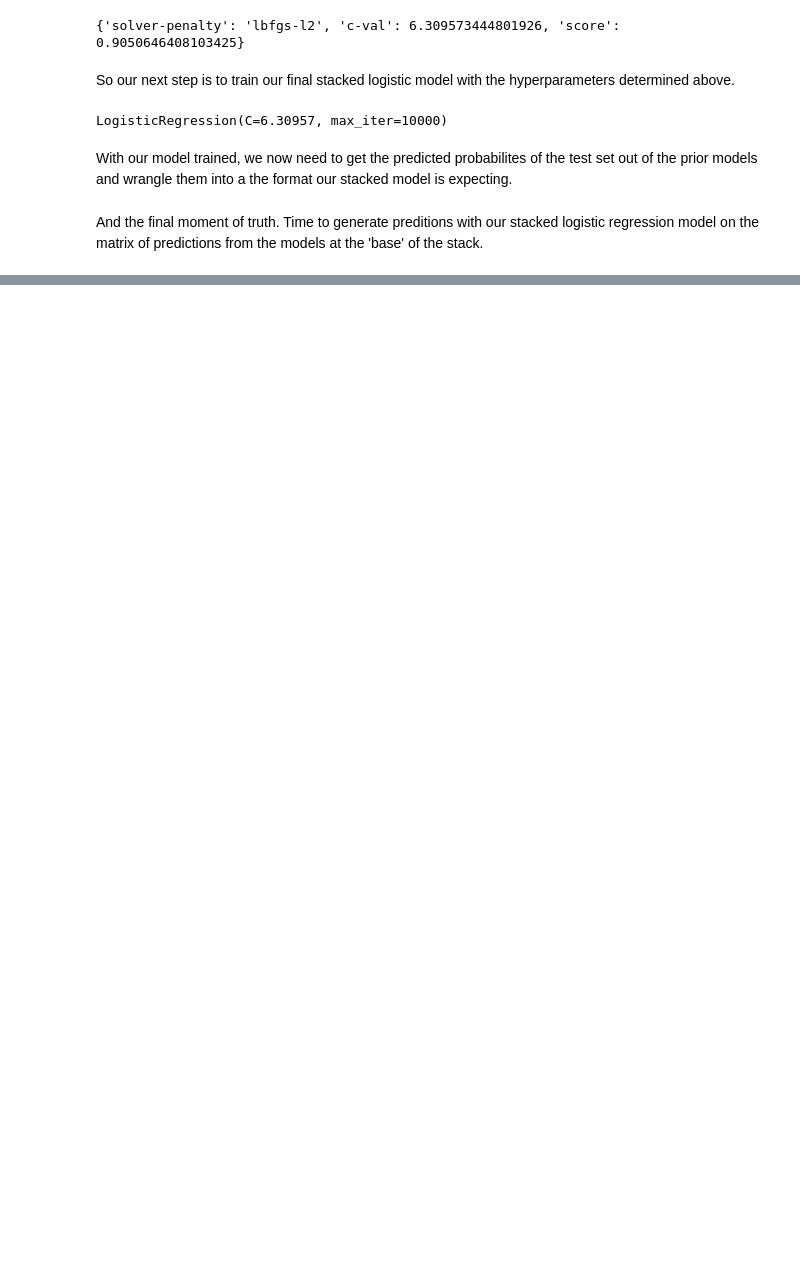
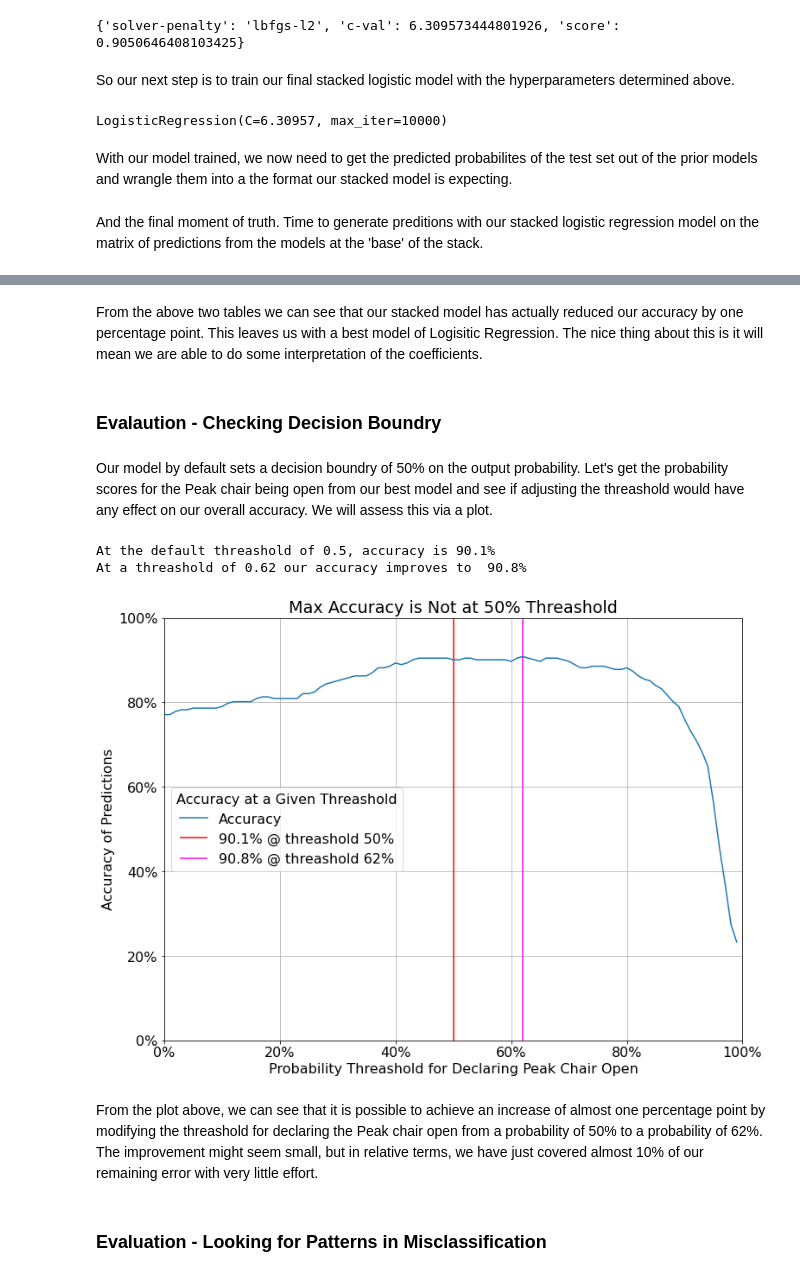
Before and after one commit to wjmatthews/wb_lift_openings, a Jupyter notebook: FeatureEngineeringAndModellingPartII.ipynb, the cells around one changed output, grey strips where cells are left out. Saved outputs shown, nothing was run; the diff lists cells and outputs as text; code cells hidden in the pictures; blank space fills up the shorter version.

Commit message:
Completed model evaluation, added headings to various notebooks to improve structure.

```diff
--- a/FeatureEngineeringAndModellingPartII.ipynb
+++ b/FeatureEngineeringAndModellingPartII.ipynb
@@ -2204,3 +2280,9 @@ print(classification_report(y_test_IV, y_pred))
     accuracy                           0.90       262
    macro avg       0.89      0.82      0.85       262
 weighted avg       0.90      0.90      0.90       262
+# %% [markdown]
+From the above two tables we can see that our stacked model has actually reduced our accuracy by one percentage point.  This leaves us with a best model of Logisitic Regression.  The nice thing about this is it will mean we are able to do some interpretation of the coefficients.
+# %% [markdown]
+### Evalaution - Checking Decision Boundry
+# %% [markdown]
+Our model by default sets a decision boundry of 50% on the output probability.  Let's get the probability scores for the Peak chair being open from our best model and see if adjusting the threashold would have any effect on our overall accuracy.  We will assess this via a plot.
@@ -2206,0 +2305,50 @@ weighted avg       0.90      0.90      0.90       262
+# %%
+# build dictionary of threashold:accuracy pairs
+accuracies_dict = dict(zip(threasholds, accuracies))
+
+# get max value from dictionary
+max_value = max(accuracies_dict.values())
+
+# get threashold value of max accuracy
+best_threashold = [k for k, v in accuracies_dict.items() if v == max_value]
+
+print(f"At the default threashold of 0.5, accuracy is {100*accuracies_dict[0.5]:.1f}%")
+print(f"At a threashold of {best_threashold[0]} our accuracy improves to {100*max_value: .1f}%")
+# %% [output]
+At the default threashold of 0.5, accuracy is 90.1%
+At a threashold of 0.62 our accuracy improves to  90.8%
+# %%
+# plot accuracies vs threasholds
+
+# build figure
+fig, ax = plt.subplots(figsize = (12,9))
+
+# plot data
+ax.plot(threasholds, accuracies, label = 'Accuracy')
+ax.vlines(0.5, 0, 1, color = 'red', label = '90.1% @ threashold 50%')
+ax.vlines(best_threashold[0], 0, 1, color = 'magenta', label = "90.8% @ threashold 62%")
+
+# title, labels, grid
+plt.title('Max Accuracy is Not at 50% Threashold')
+plt.xlabel('Probability Threashold for Declaring Peak Chair Open')
+plt.ylabel('Accuracy of Predictions')
+plt.grid()
+
+# modify axis ticks
+ax.xaxis.set_major_formatter(mtick.PercentFormatter(1.0))
+ax.yaxis.set_major_formatter(mtick.PercentFormatter(1.0))
+
+# modify axix limits
+ax.set_xlim(0, 1)
+ax.set_ylim(0, 1)
+
+# turn on legend and move on chart
+plt.legend(title = 'Accuracy at a Given Threashold', loc = 'center left')
+
+plt.show()
+# %% [output]
+[figure, added]
+# %% [markdown]
+From the plot above, we can see that it is possible to achieve an increase of almost one percentage point by modifying the threashold for declaring the Peak chair open from a probability of 50% to a probability of 62%.  The improvement might seem small, but in relative terms, we have just covered almost 10% of our remaining error with very little effort.
+# %% [markdown]
+### Evaluation - Looking for Patterns in Misclassification
```
Also changed, not shown: parts of 32 cells of this notebook, 3 other files.
